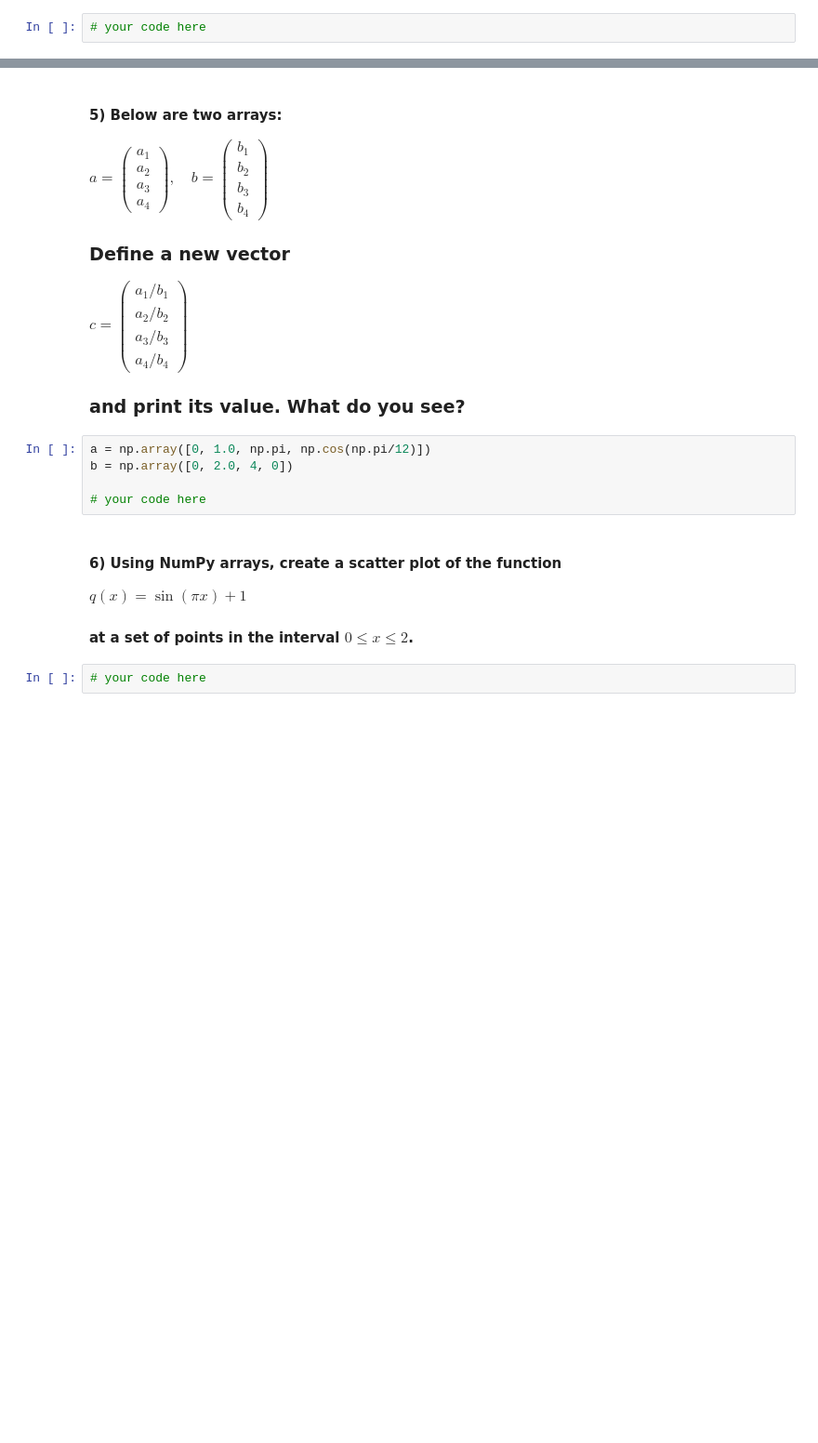
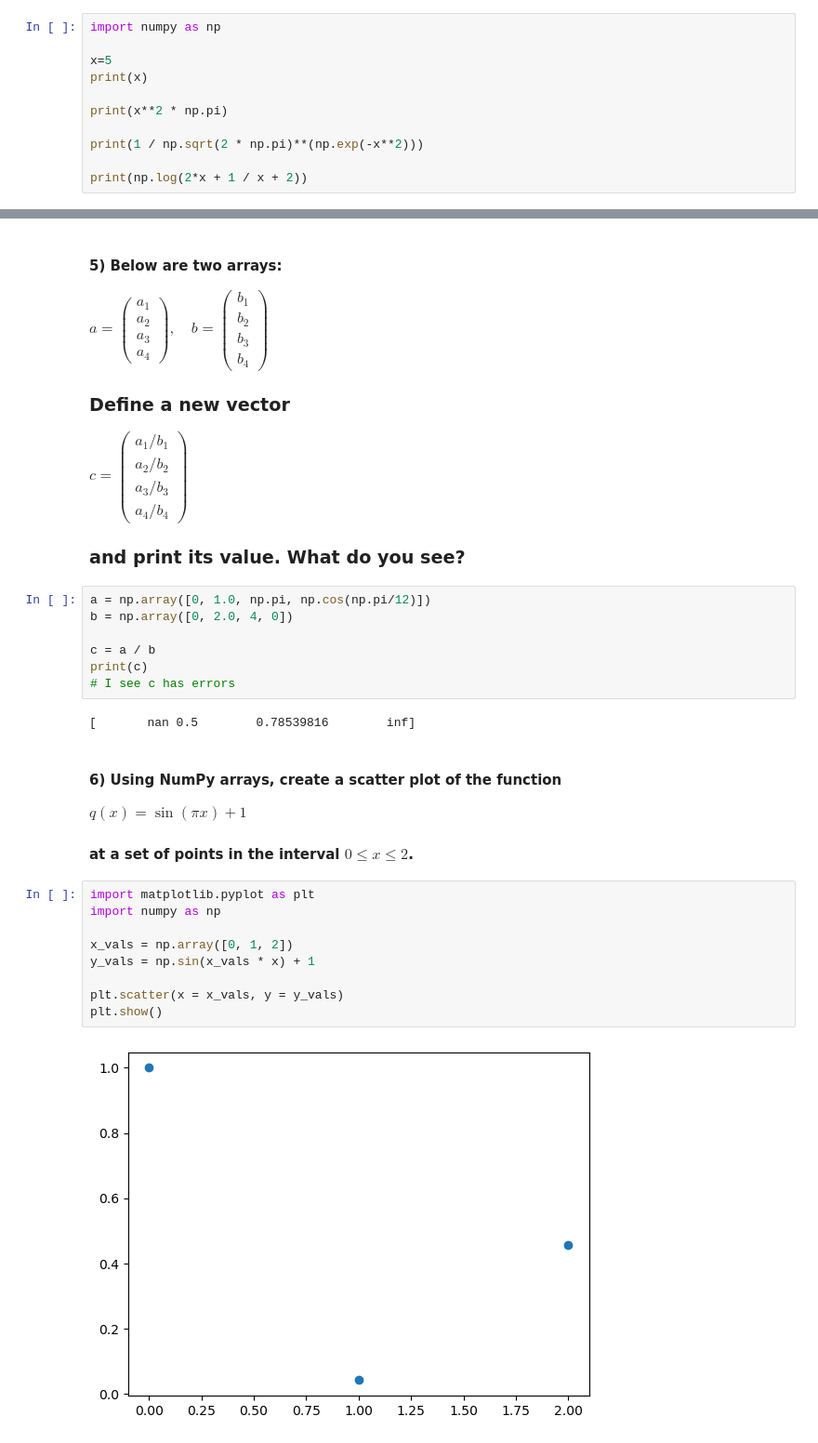
Before and after one commit to gabevu/qtm151fall2025, a Jupyter notebook: Lecture_05 - lists and arrays/Lecture5 copy.ipynb, the cells around one changed output, grey strips where cells are left out. Shown: that part at 93% size. Saved outputs shown, nothing was run; the diff lists cells and outputs as text; blank space fills up the shorter version.

```diff
--- a/Lecture_05 - lists and arrays/Lecture5 copy.ipynb
+++ b/Lecture_05 - lists and arrays/Lecture5 copy.ipynb
@@ -427,4 +423,13 @@ plt.hist(x = our_favorite_colors)
 - #### Compute the value of $\dfrac{1}{\sqrt{2\pi}}\mathrm{e}^{-x^2}$
 - #### Compute the value of $\ln\big(\dfrac{2x + 1}{x + 2}\big)$
 # %%
-# your code here
+import numpy as np
+
+x=5
+print(x)
+
+print(x**2 * np.pi)
+
+print(1 / np.sqrt(2 * np.pi)**(np.exp(-x**2)))
+
+print(np.log(2*x + 1 / x + 2))
@@ -458,7 +495,11 @@ $c = \begin{pmatrix} a_1/b_1\\ a_2/b_2\\ a_3/b_3\\a_4/b_4\end{pmatrix}$
 a = np.array([0, 1.0, np.pi, np.cos(np.pi/12)])
 b = np.array([0, 2.0, 4, 0])
 
-# your code here
+c = a / b
+print(c)
+# I see c has errors
+# %% [output]
+[       nan 0.5        0.78539816        inf]
 # %% [markdown]
 #### 6) Using NumPy arrays, create a scatter plot of the function
 
@@ -466,4 +507,13 @@ $q(x) = \sin(\pi x) + 1$
 
 #### at a set of points in the interval $0 \leq x \leq 2$.
 # %%
-# your code here
+import matplotlib.pyplot as plt
+import numpy as np
+
+x_vals = np.array([0, 1, 2])
+y_vals = np.sin(x_vals * x) + 1
+
+plt.scatter(x = x_vals, y = y_vals)
+plt.show()
+# %% [output]
+[figure, added]
```
Also changed, not shown: parts of 3 cells of this notebook, 3 other files.
